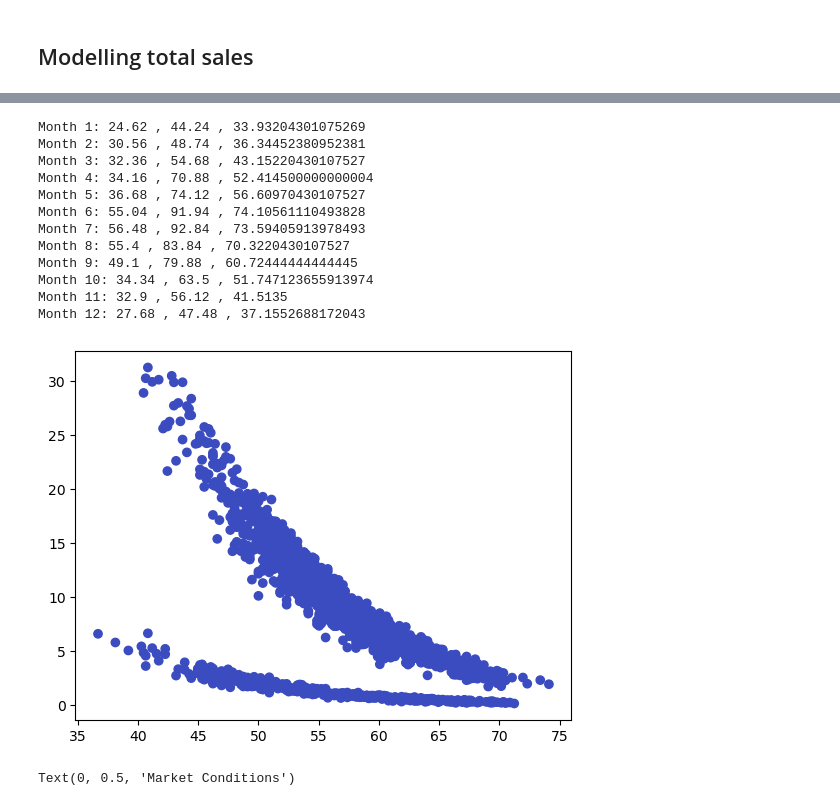
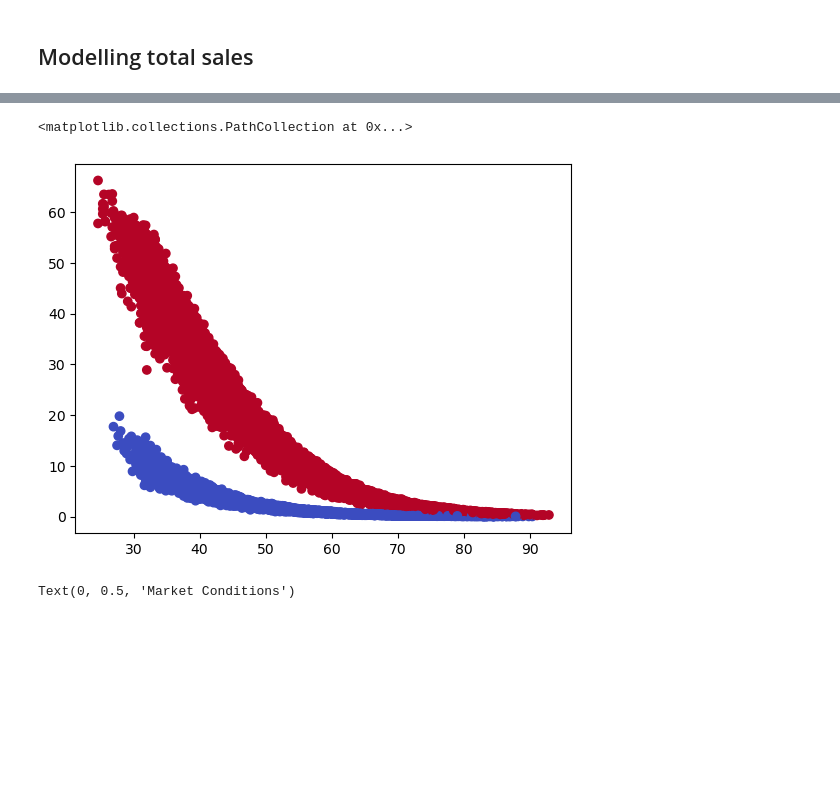
Before and after one commit to Vileh/UCL_Pricing_Algorithm_Research_Study, a Jupyter notebook: eda.ipynb, the cells around one changed output, grey strips where cells are left out. Drawn from its saved outputs; the diff is of its cells as text; code cells hidden in the pictures; blank space fills up the shorter version.

```diff
--- a/eda.ipynb
+++ b/eda.ipynb
@@ -50,23 +54,9 @@ plt.scatter(data['output_own_price'] + data['output_comp_price'] - data['output_
-# %%
-data_for_plot = data.loc[data['index_month']==5]
-plt.scatter(data_for_plot['output_X'], data_for_plot['total_sales'], c=data_for_plot['index_month'], cmap='coolwarm')
-
-for i in range(1, 13):
-    print(f'Month {i}: {data.loc[data["index_month"]==i]["output_X"].min()} , {data.loc[data["index_month"]==i]["output_X"].max()} , {data.loc[data["index_month"]==i]["output_X"].mean()}')
-# %% [output]
-Month 1: 24.62 , 44.24 , 33.93204301075269
-Month 2: 30.56 , 48.74 , 36.34452380952381
-Month 3: 32.36 , 54.68 , 43.15220430107527
-Month 4: 34.16 , 70.88 , 52.414500000000004
-Month 5: 36.68 , 74.12 , 56.60970430107527
-Month 6: 55.04 , 91.94 , 74.10561110493828
-Month 7: 56.48 , 92.84 , 73.59405913978493
-Month 8: 55.4 , 83.84 , 70.3220430107527
-Month 9: 49.1 , 79.88 , 60.72444444444445
-Month 10: 34.34 , 63.5 , 51.747123655913974
-Month 11: 32.9 , 56.12 , 41.5135
-Month 12: 27.68 , 47.48 , 37.1552688172043
-[figure, removed]
+# %%
+data_for_plot = data
+plt.scatter(data_for_plot['output_X'], data_for_plot['total_sales'], c=data_for_plot['bool_week_day'], cmap='coolwarm')
+# %% [output]
+<matplotlib.collections.PathCollection at 0x...>
+[figure, added]
 # %%
 plt.scatter(data['index_month'], data['output_X'])
 plt.xlabel('Month')
```
Also changed, not shown: parts of 27 cells of this notebook.
